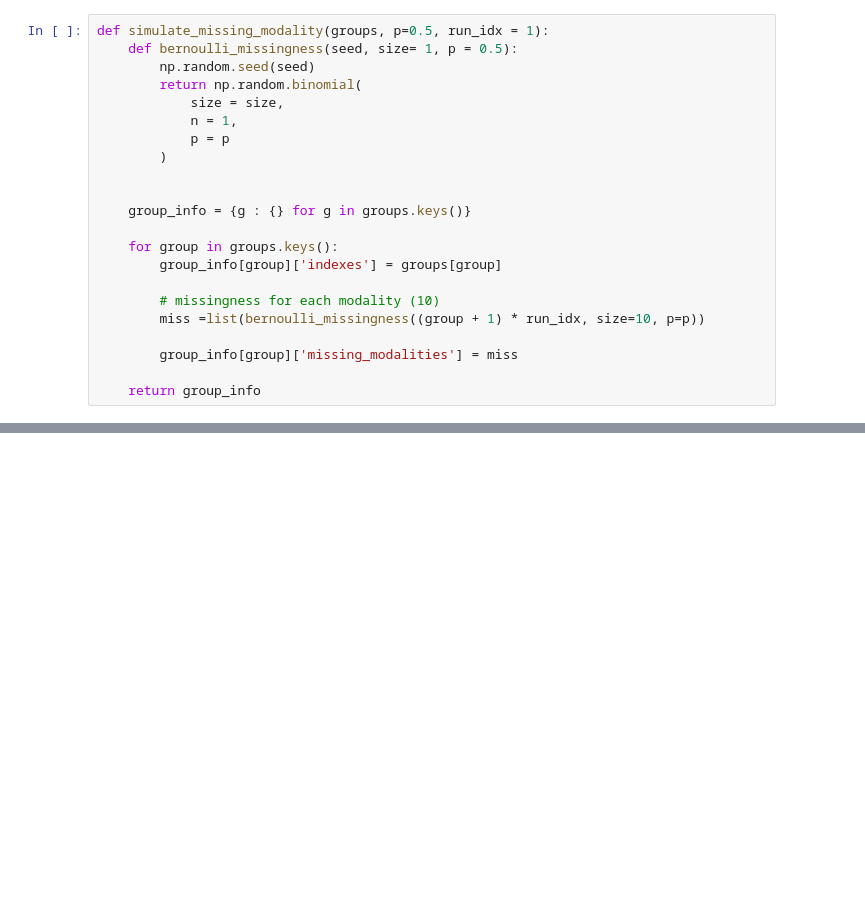
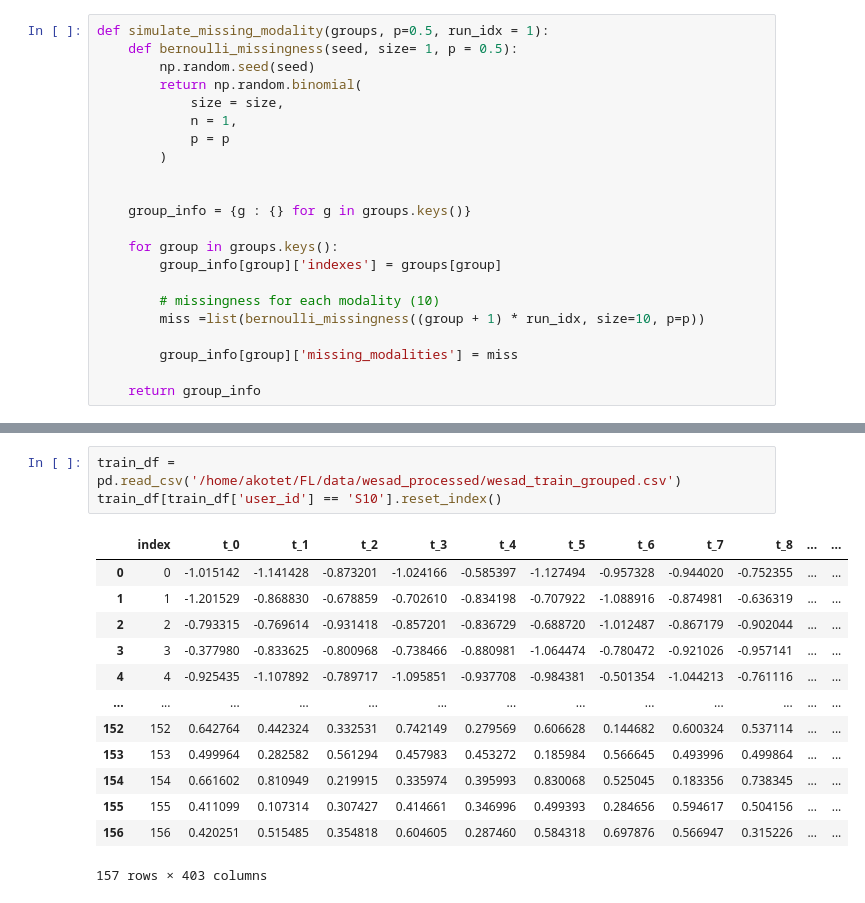
Before and after one commit to Akotet08/Federated-Learning, a Jupyter notebook: Experiments/Exp2/process.ipynb, the cells around one changed output, grey strips where cells are left out. Saved outputs shown, nothing was run; the diff lists cells and outputs as text; blank space fills up the shorter version.

```diff
--- a/Experiments/Exp2/process.ipynb
+++ b/Experiments/Exp2/process.ipynb
@@ -217,0 +423,17 @@ def load_dataset(run_idx=1, ngroups = 220, p=0.5):
+# %%
+train_df = pd.read_csv('/home/akotet/FL/data/wesad_processed/wesad_train_grouped.csv')
+train_df[train_df['user_id'] == 'S10'].reset_index()
+# %% [output]
+|  | index | t_0 | t_1 | t_2 | t_3 | t_4 | t_5 | t_6 | t_7 | t_8 | ... | ... |
+| 0 | 0 | -1.015142 | -1.141428 | -0.873201 | -1.024166 | -0.585397 | -1.127494 | -0.957328 | -0.944020 | -0.752355 | ... | ... |
+| 1 | 1 | -1.201529 | -0.868830 | -0.678859 | -0.702610 | -0.834198 | -0.707922 | -1.088916 | -0.874981 | -0.636319 | ... | ... |
+| 2 | 2 | -0.793315 | -0.769614 | -0.931418 | -0.857201 | -0.836729 | -0.688720 | -1.012487 | -0.867179 | -0.902044 | ... | ... |
+| 3 | 3 | -0.377980 | -0.833625 | -0.800968 | -0.738466 | -0.880981 | -1.064474 | -0.780472 | -0.921026 | -0.957141 | ... | ... |
+| 4 | 4 | -0.925435 | -1.107892 | -0.789717 | -1.095851 | -0.937708 | -0.984381 | -0.501354 | -1.044213 | -0.761116 | ... | ... |
+| ... | ... | ... | ... | ... | ... | ... | ... | ... | ... | ... | ... | ... |
+| 152 | 152 | 0.642764 | 0.442324 | 0.332531 | 0.742149 | 0.279569 | 0.606628 | 0.144682 | 0.600324 | 0.537114 | ... | ... |
+| 153 | 153 | 0.499964 | 0.282582 | 0.561294 | 0.457983 | 0.453272 | 0.185984 | 0.566645 | 0.493996 | 0.499864 | ... | ... |
+| 154 | 154 | 0.661602 | 0.810949 | 0.219915 | 0.335974 | 0.395993 | 0.830068 | 0.525045 | 0.183356 | 0.738345 | ... | ... |
+| 155 | 155 | 0.411099 | 0.107314 | 0.307427 | 0.414661 | 0.346996 | 0.499393 | 0.284656 | 0.594617 | 0.504156 | ... | ... |
+| 156 | 156 | 0.420251 | 0.515485 | 0.354818 | 0.604605 | 0.287460 | 0.584318 | 0.697876 | 0.566947 | 0.315226 | ... | ... |
+157 rows × 403 columns
```
Also changed, not shown: parts of 10 cells of this notebook, 9 other files.
